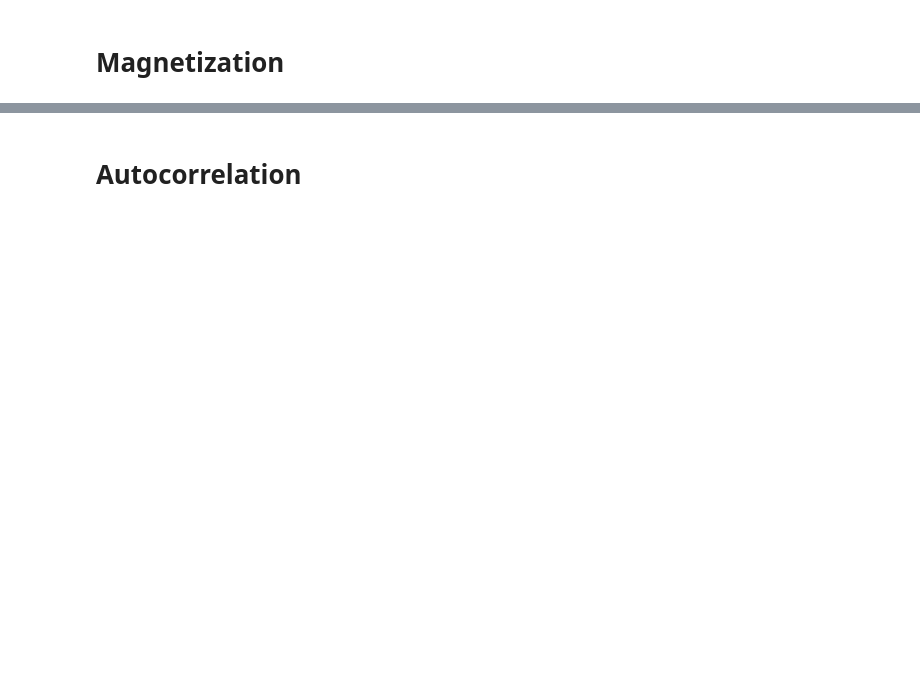
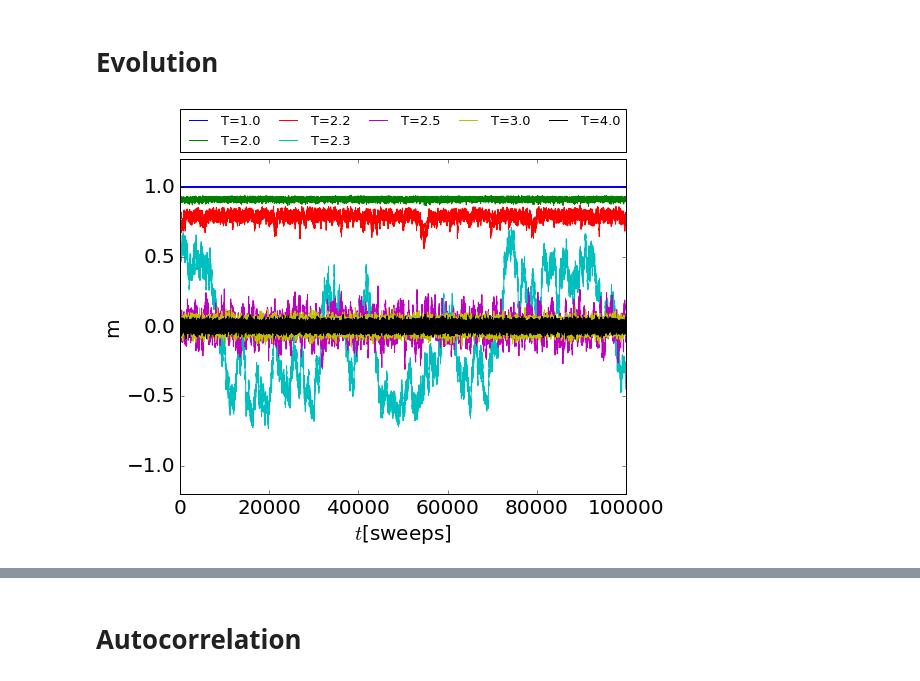
Before and after one commit to boundter/ising, a Jupyter notebook: result/plt/plots.ipynb, the cells around one changed output, grey strips where cells are left out. Cells and saved outputs as stored; diff of their text form; code cells hidden in the pictures; blank space fills up the shorter version.

```diff
--- a/result/plt/plots.ipynb
+++ b/result/plt/plots.ipynb
@@ -30,5 +31,34 @@ def Bootstrap(n, data, func, *args):
         values.append(func(new_data, *args))
     print(values)
 # %% [markdown]
-# Magnetization
+# Evolution
+# %%
+files = os.listdir(data_dir)
+M_100_files = []
+for element in files:
+    if element[:5] == "M_100":
+        M_100_files.append(data_dir + element)
+
+fig, ax = plt.subplots()
+ax.set_xlabel(r"$t$[sweeps]")
+ax.set_ylabel(r"m")
+order = 0
+for element in M_100_files:
+    header, [t, E, M] = ReadFile(element, 1, " ")
+    m = np.abs(M/(header['L']**2))
+    m -= np.mean(m)
+    m_hat = np.fft.fft(m)
+    m_hat_abs = np.abs(m_hat)**2
+    corr = np.fft.ifft(m_hat_abs)
+    corr /= M.size
+    corr = np.real(corr)
+    ax.plot(t, M/header["L"]**2, label="T=%.1f" % header["T"])
+
+
+ax.legend(bbox_to_anchor=(0., 1.02, 1., .102), loc=3, ncol=5, mode="expand",
+          borderaxespad=0., fontsize="13")
+ax.set_ylim(-1.2, 1.2)
+plt.show()
+# %% [output]
+[figure, added]
 # %%
```
Also changed, not shown: parts of 12 cells of this notebook, 3 other files.
